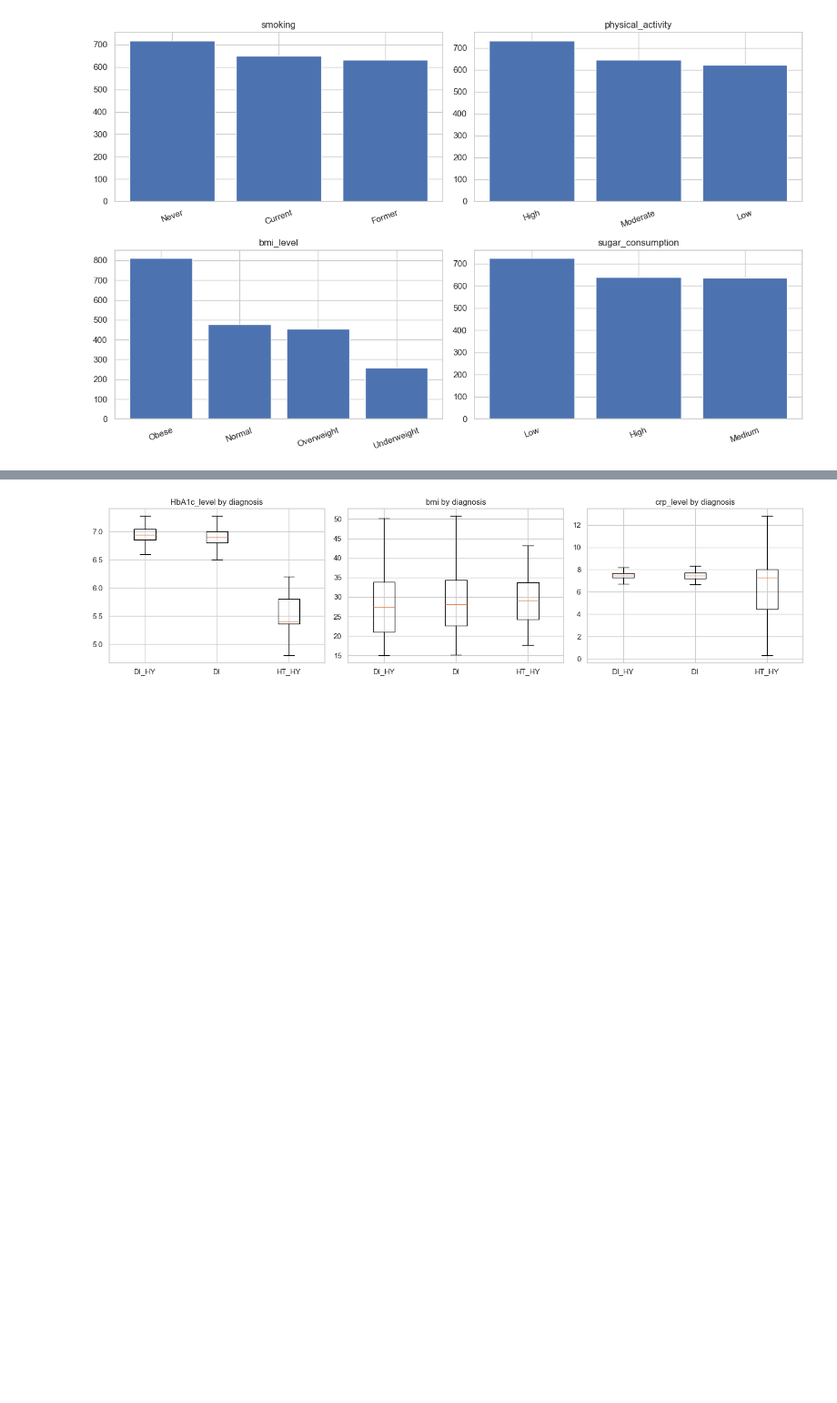
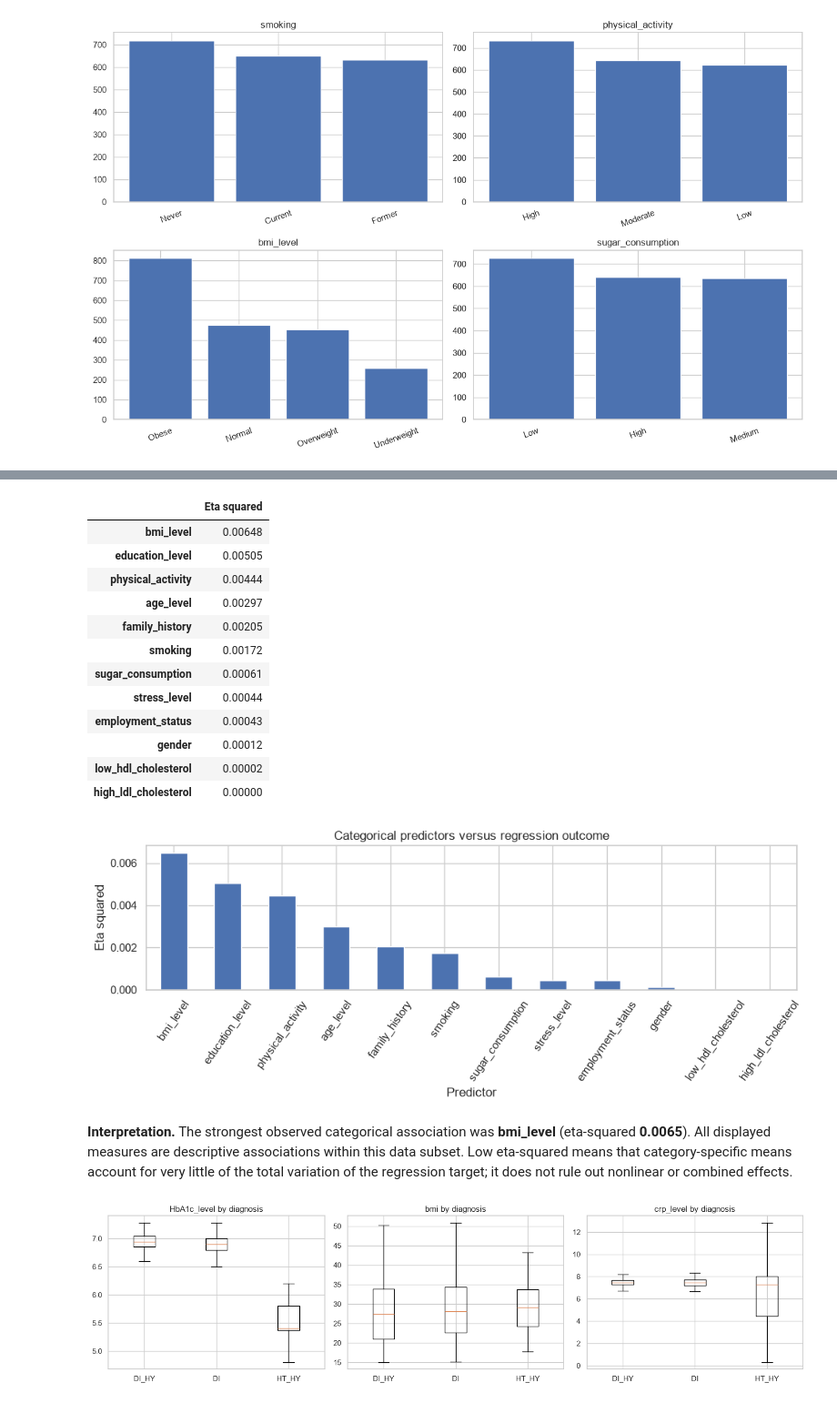
Before and after one commit to LadyCiaradh/APRAU_1131504_1250515_1220638, a Jupyter notebook: notebooks/APRAU_Group26.ipynb, the cells around one changed output, grey strips where cells are left out. Shown at 91% size. Saved outputs shown, nothing was run; the diff lists cells and outputs as text; code cells hidden in the pictures; blank space fills up the shorter version.

```diff
--- a/notebooks/APRAU_Group26.ipynb
+++ b/notebooks/APRAU_Group26.ipynb
@@ -215,3 +224,41 @@ Top absolute Pearson correlations with regression target:
+# %%
+# Complement Pearson correlations with descriptive group comparisons for categorical predictors.
+def eta_squared(category, target):
+    valid = pd.DataFrame({'cat': category, 'target': target}).dropna()
+    if valid.empty:
+        return np.nan
+    overall = valid['target'].mean()
+    total_ss = ((valid['target'] - overall)**2).sum()
+    between_ss = sum(len(g) * (g['target'].mean() - overall)**2
+                     for _, g in valid.groupby('cat', observed=True))
+    return between_ss / total_ss if total_ss > 0 else np.nan
+
+categorical_features = df.select_dtypes(exclude='number').columns.drop('target_class')
+eta_results = pd.Series({col: eta_squared(df[col], df['target_regression'])
+                         for col in categorical_features}, name='Eta squared').sort_values(ascending=False)
+display(eta_results.to_frame().round(5))
+fig, ax = plt.subplots(figsize=(10, 4))
+eta_results.plot(kind='bar', ax=ax)
+ax.set(title='Categorical predictors versus regression outcome', ylabel='Eta squared', xlabel='Predictor')
+ax.tick_params(axis='x', rotation=55)
+plt.tight_layout(); plt.show()
+display(Markdown(f'''**Interpretation.** The strongest observed categorical association was **{eta_results.index[0]}** (eta-squared **{eta_results.iloc[0]:.4f}**). All displayed measures are descriptive associations within this data subset. Low eta-squared means that category-specific means account for very little of the total variation of the regression target; it does not rule out nonlinear or combined effects.'''))
+# %% [output]
+|  | Eta squared |
+| bmi_level | 0.00648 |
+| education_level | 0.00505 |
+| physical_activity | 0.00444 |
+| age_level | 0.00297 |
+| family_history | 0.00205 |
+| smoking | 0.00172 |
+| sugar_consumption | 0.00061 |
+| stress_level | 0.00044 |
+| employment_status | 0.00043 |
+| gender | 0.00012 |
+| low_hdl_cholesterol | 0.00002 |
+| high_ldl_cholesterol | 0.00000 |
+[figure, added]
+**Interpretation.** The strongest observed categorical association was **bmi_level** (eta-squared **0.0065**). All displayed measures are descriptive associations within this data subset. Low eta-squared means that category-specific means account for very little of the total variation of the regression target; it does not rule out nonlinear or combined effects.
 # %%
 fig, axes = plt.subplots(1, 3, figsize=(15, 4))
 for ax, var in zip(axes, ['HbA1c_level', 'bmi', 'crp_level']):
```
Also changed, not shown: parts of 25 cells of this notebook.
